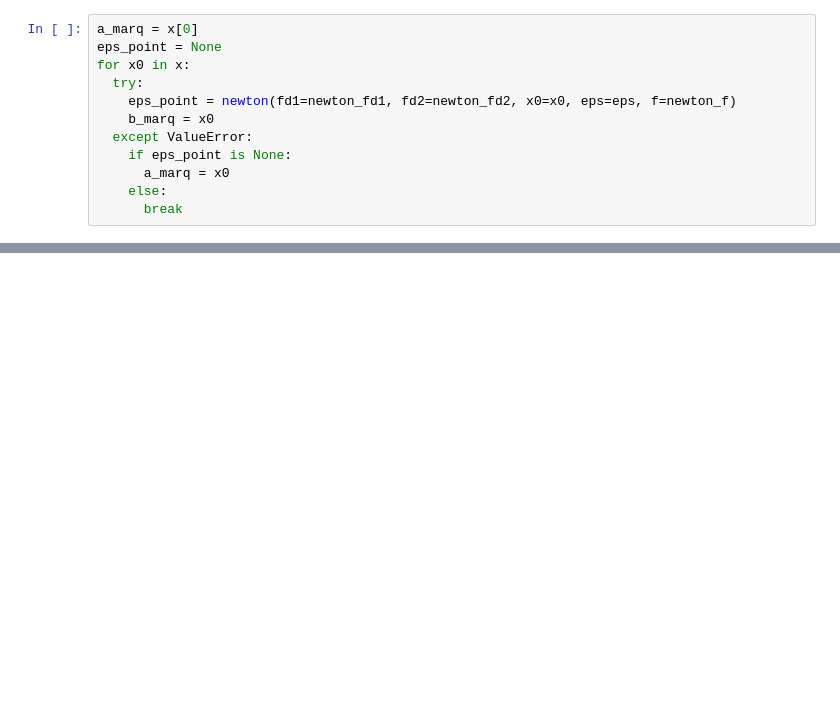
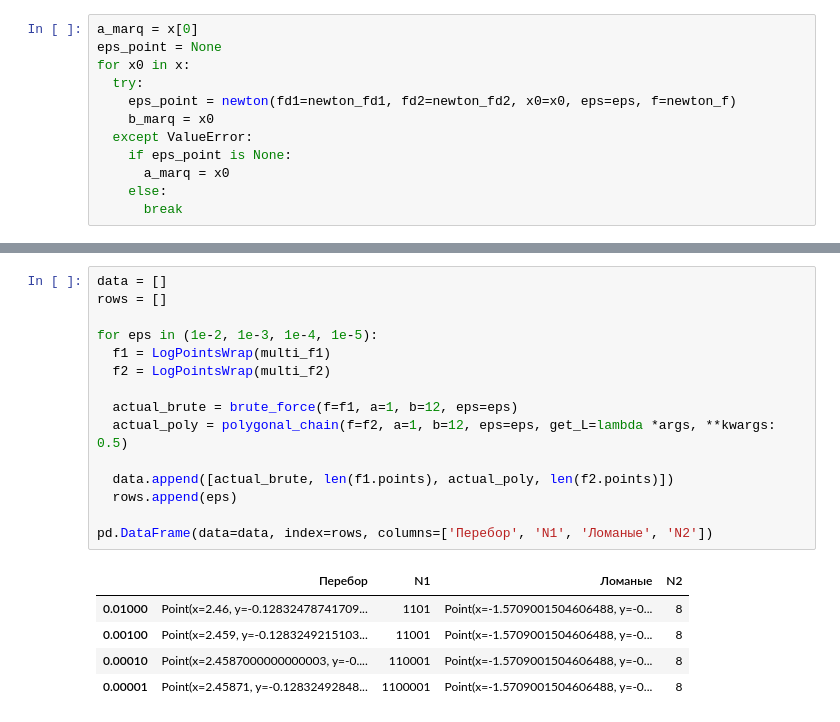
Before and after one commit to BROsandr/opt_methods, a Jupyter notebook: lab1/task.ipynb, the cells around one changed output, grey strips where cells are left out. Saved outputs shown, nothing was run; the diff lists cells and outputs as text; blank space fills up the shorter version.

```diff
--- a/lab1/task.ipynb
+++ b/lab1/task.ipynb
@@ -199,0 +228,21 @@ print(df)
+# %%
+data = []
+rows = []
+
+for eps in (1e-2, 1e-3, 1e-4, 1e-5):
+  f1 = LogPointsWrap(multi_f1)
+  f2 = LogPointsWrap(multi_f2)
+
+  actual_brute = brute_force(f=f1, a=1, b=12, eps=eps)
+  actual_poly = polygonal_chain(f=f2, a=1, b=12, eps=eps, get_L=lambda *args, **kwargs: 0.5)
+
+  data.append([actual_brute, len(f1.points), actual_poly, len(f2.points)])
+  rows.append(eps)
+
+pd.DataFrame(data=data, index=rows, columns=['Перебор', 'N1', 'Ломаные', 'N2'])
+# %% [output]
+|  | Перебор | N1 | Ломаные | N2 |
+| 0.01000 | Point(x=2.46, y=-0.12832478741709... | 1101 | Point(x=-1.5709001504606488, y=-0... | 8 |
+| 0.00100 | Point(x=2.459, y=-0.1283249215103... | 11001 | Point(x=-1.5709001504606488, y=-0... | 8 |
+| 0.00010 | Point(x=2.4587000000000003, y=-0.... | 110001 | Point(x=-1.5709001504606488, y=-0... | 8 |
+| 0.00001 | Point(x=2.45871, y=-0.12832492848... | 1100001 | Point(x=-1.5709001504606488, y=-0... | 8 |
```
Also changed, not shown: parts of 4 cells of this notebook.
